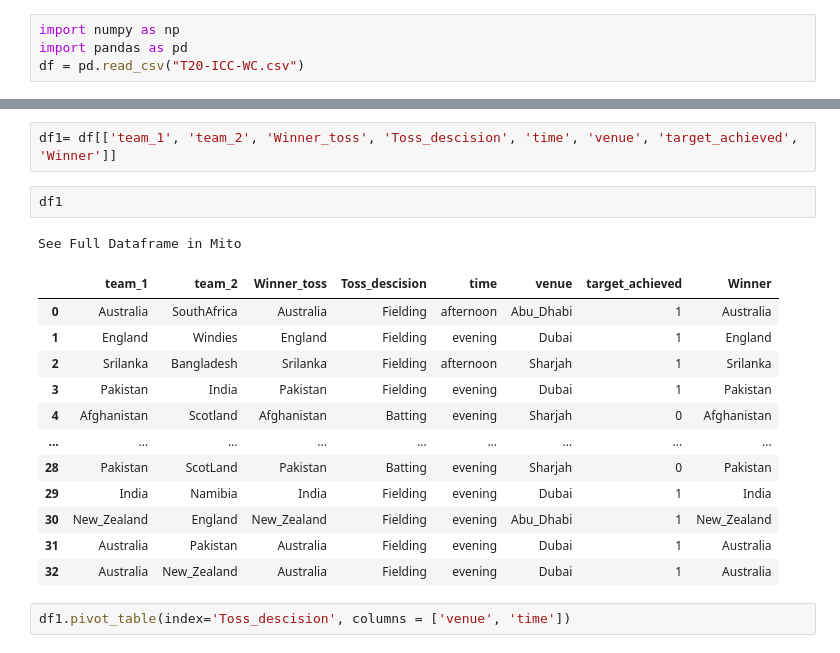
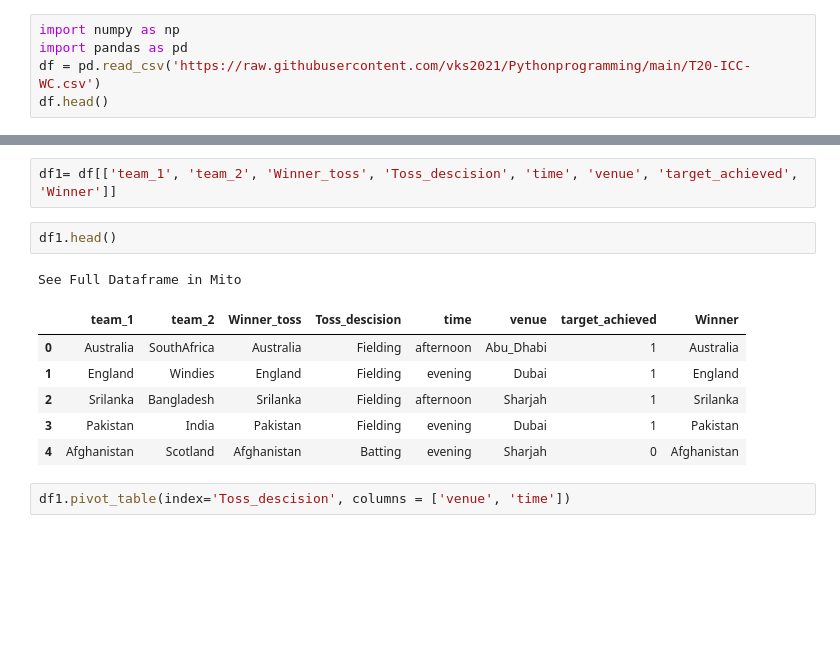
Before and after one commit to vks2021/Pythonprogramming, a Jupyter notebook: LinkedIn Post 37 - Pivot table.ipynb, the cells around one changed output, grey strips where cells are left out. Saved outputs shown, nothing was run; the diff lists cells and outputs as text; blank space fills up the shorter version.

```diff
--- a/LinkedIn Post 37 - Pivot table.ipynb
+++ b/LinkedIn Post 37 - Pivot table.ipynb
@@ -5,4 +3,5 @@ df.drop(['PassengerId','Ticket','Name'],inplace=True,axis=1)
 # %%
 import numpy as np
 import pandas as pd
-df = pd.read_csv("T20-ICC-WC.csv")
+df = pd.read_csv('https://raw.githubusercontent.com/vks2021/Pythonprogramming/main/T20-ICC-WC.csv')
+df.head()
@@ -25,21 +32,15 @@ See Full Dataframe in Mito
 # %%
 df1= df[['team_1', 'team_2', 'Winner_toss', 'Toss_descision', 'time', 'venue', 'target_achieved', 'Winner']]
 # %%
-df1
+df1.head()
 # %% [output]
 See Full Dataframe in Mito
 |  | team_1 | team_2 | Winner_toss | Toss_descision | time | venue | target_achieved | Winner |
 | 0 | Australia | SouthAfrica | Australia | Fielding | afternoon | Abu_Dhabi | 1 | Australia |
 | 1 | England | Windies | England | Fielding | evening | Dubai | 1 | England |
 | 2 | Srilanka | Bangladesh | Srilanka | Fielding | afternoon | Sharjah | 1 | Srilanka |
 | 3 | Pakistan | India | Pakistan | Fielding | evening | Dubai | 1 | Pakistan |
 | 4 | Afghanistan | Scotland | Afghanistan | Batting | evening | Sharjah | 0 | Afghanistan |
-| ... | ... | ... | ... | ... | ... | ... | ... | ... |
-| 28 | Pakistan | ScotLand | Pakistan | Batting | evening | Sharjah | 0 | Pakistan |
-| 29 | India | Namibia | India | Fielding | evening | Dubai | 1 | India |
-| 30 | New_Zealand | England | New_Zealand | Fielding | evening | Abu_Dhabi | 1 | New_Zealand |
-| 31 | Australia | Pakistan | Australia | Fielding | evening | Dubai | 1 | Australia |
-| 32 | Australia | New_Zealand | Australia | Fielding | evening | Dubai | 1 | Australia |
 # %%
 df1.pivot_table(index='Toss_descision', columns = ['venue', 'time'])
 # %% [output]
```
Also changed, not shown: parts of 9 cells of this notebook.
